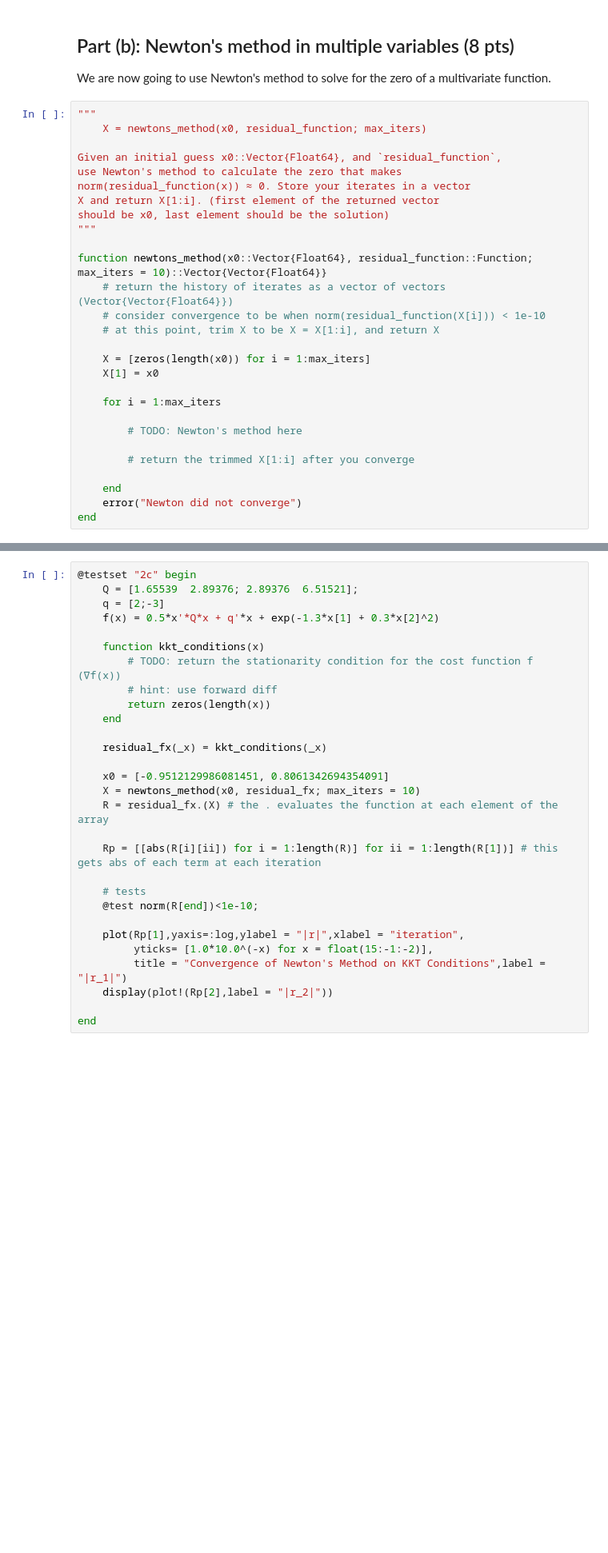
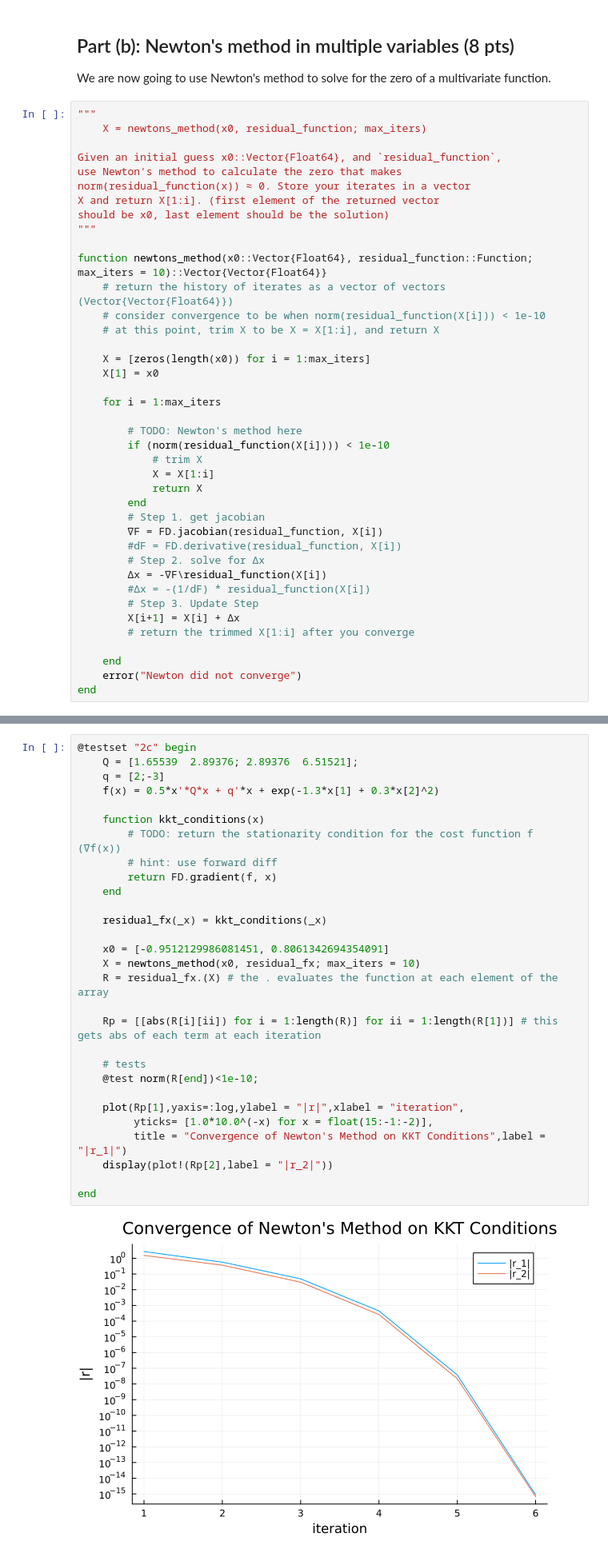
Before and after one commit to BAmercury/OptimalControls, a Jupyter notebook: HW0_S25/Q2.ipynb, the cells around one changed output, grey strips where cells are left out. Shown at 80% size. Saved outputs shown, nothing was run; the diff lists cells and outputs as text; blank space fills up the shorter version.

```diff
--- a/HW0_S25/Q2.ipynb
+++ b/HW0_S25/Q2.ipynb
@@ -147,7 +134,19 @@ function newtons_method(x0::Vector{Float64}, residual_function::Function; max_it
     for i = 1:max_iters
 
         # TODO: Newton's method here
-
+        if (norm(residual_function(X[i]))) < 1e-10
+            # trim X
+            X = X[1:i]
+            return X
+        end
+        # Step 1. get jacobian
+        ∇F = FD.jacobian(residual_function, X[i])
+        #dF = FD.derivative(residual_function, X[i])
+        # Step 2. solve for Δx
+        Δx = -∇F\residual_function(X[i])
+        #Δx = -(1/dF) * residual_function(X[i])
+        # Step 3. Update Step
+        X[i+1] = X[i] + Δx
         # return the trimmed X[1:i] after you converge
 
     end
@@ -199,29 +207,31 @@ which we see is just another rootfinding problem. We are now going to use Newton
 # %%
 @testset "2c" begin
     Q = [1.65539  2.89376; 2.89376  6.51521];
     q = [2;-3]
     f(x) = 0.5*x'*Q*x + q'*x + exp(-1.3*x[1] + 0.3*x[2]^2)
 
     function kkt_conditions(x)
         # TODO: return the stationarity condition for the cost function f (∇f(x))
         # hint: use forward diff
-        return zeros(length(x))
+        return FD.gradient(f, x)
     end
 
     residual_fx(_x) = kkt_conditions(_x)
 
     x0 = [-0.9512129986081451, 0.8061342694354091]
     X = newtons_method(x0, residual_fx; max_iters = 10)
     R = residual_fx.(X) # the . evaluates the function at each element of the array
 
     Rp = [[abs(R[i][ii]) for i = 1:length(R)] for ii = 1:length(R[1])] # this gets abs of each term at each iteration
 
     # tests
     @test norm(R[end])<1e-10;
 
     plot(Rp[1],yaxis=:log,ylabel = "|r|",xlabel = "iteration",
          yticks= [1.0*10.0^(-x) for x = float(15:-1:-2)],
          title = "Convergence of Newton's Method on KKT Conditions",label = "|r_1|")
     display(plot!(Rp[2],label = "|r_2|"))
 
 end
+# %% [output]
+[figure, added]
```
Also changed, not shown: parts of 6 cells of this notebook.
